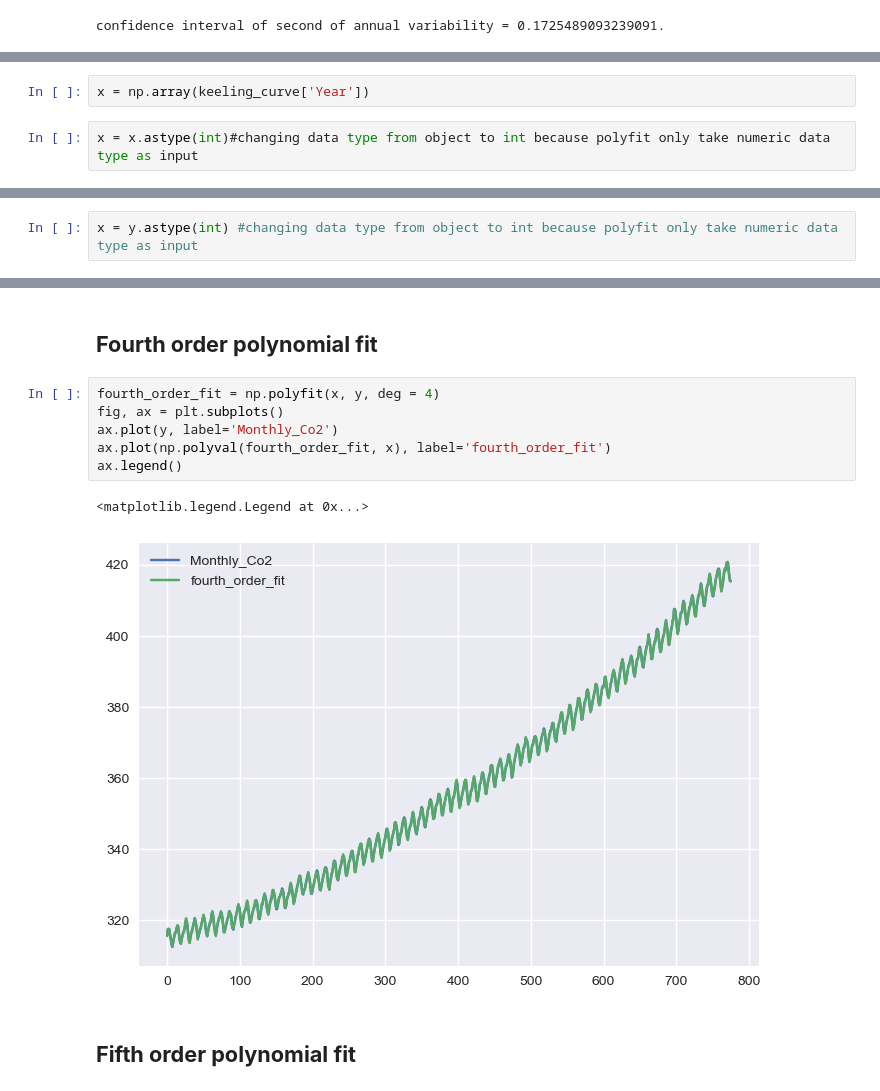
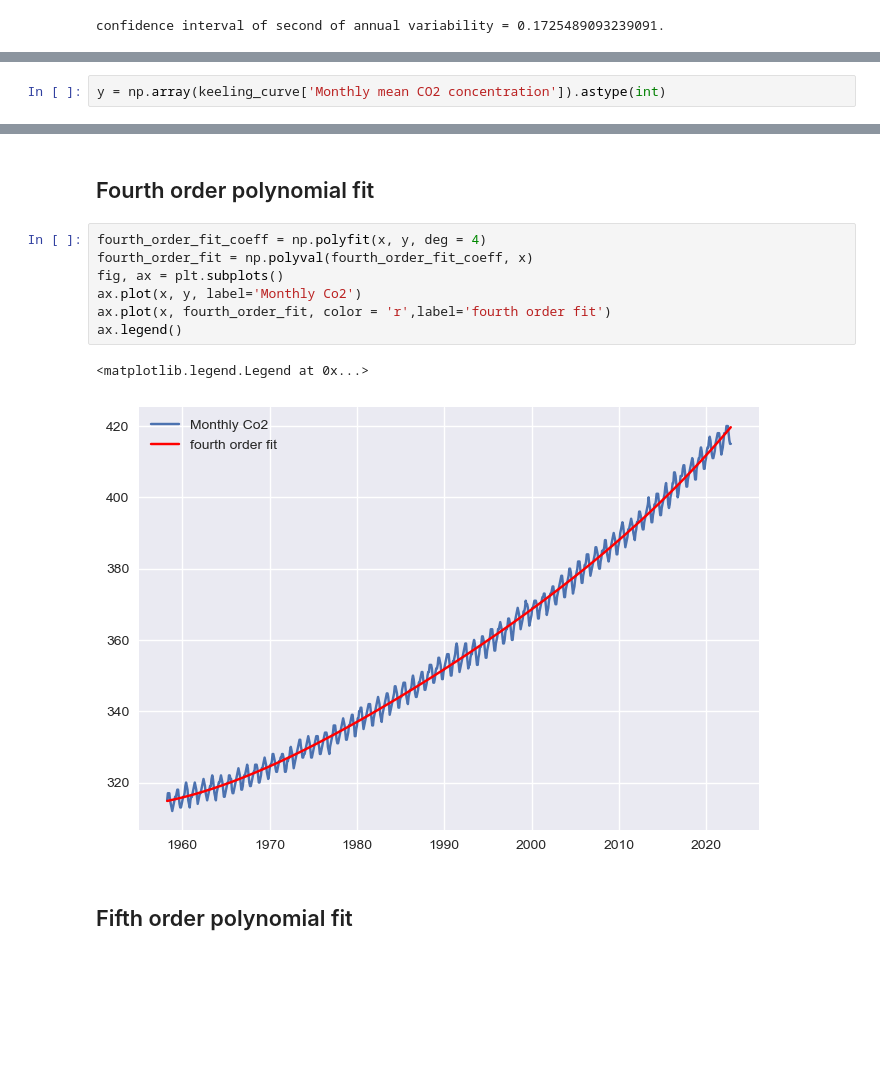
Before and after one commit to Sumanshekhar17/Geophysical-Data-Analysis, a Jupyter notebook: Keeling Curve Data - Statistical Analysis.ipynb, the cells around one changed output, grey strips where cells are left out. Saved outputs shown, nothing was run; the diff lists cells and outputs as text; blank space fills up the shorter version.

```diff
--- a/Keeling Curve Data - Statistical Analysis.ipynb
+++ b/Keeling Curve Data - Statistical Analysis.ipynb
@@ -439,4 +308,0 @@ statistics.stdev(annual_variability[half_year: len(unique_years)-1])
-# %%
-x = np.array(keeling_curve['Year'])
-# %%
-x = x.astype(int)#changing data type from object to int because polyfit only take numeric data type as input
@@ -445,2 +308,0 @@ y = np.array(keeling_curve['Monthly mean CO2 concentration'])
-# %%
-x = y.astype(int) #changing data type from object to int because polyfit only take numeric data type as input
@@ -481,0 +309,2 @@ df = df['Year_.dt.year + df['Year_Month'].dt.month/12
+# %%
+y = np.array(keeling_curve['Monthly mean CO2 concentration']).astype(int)
@@ -493,14 +333,15 @@ ax.legend()
 # %% [markdown]
- ## **Fourth order polynomial fit**
+ ## Fourth order polynomial fit
 # %%
-fourth_order_fit = np.polyfit(x, y, deg = 4)
+fourth_order_fit_coeff = np.polyfit(x, y, deg = 4)
+fourth_order_fit = np.polyval(fourth_order_fit_coeff, x)
 fig, ax = plt.subplots()
-ax.plot(y, label='Monthly_Co2')
-ax.plot(np.polyval(fourth_order_fit, x), label='fourth_order_fit')
+ax.plot(x, y, label='Monthly Co2')
+ax.plot(x, fourth_order_fit, color = 'r',label='fourth order fit')
 ax.legend()
 # %% [output]
 <matplotlib.legend.Legend at 0x...>
-[figure, old version]
+[figure, new version]
 # %% [markdown]
- ## **Fifth order polynomial fit**
+ ## Fifth order polynomial fit
 # %%
```
Also changed, not shown: parts of 76 cells of this notebook.
